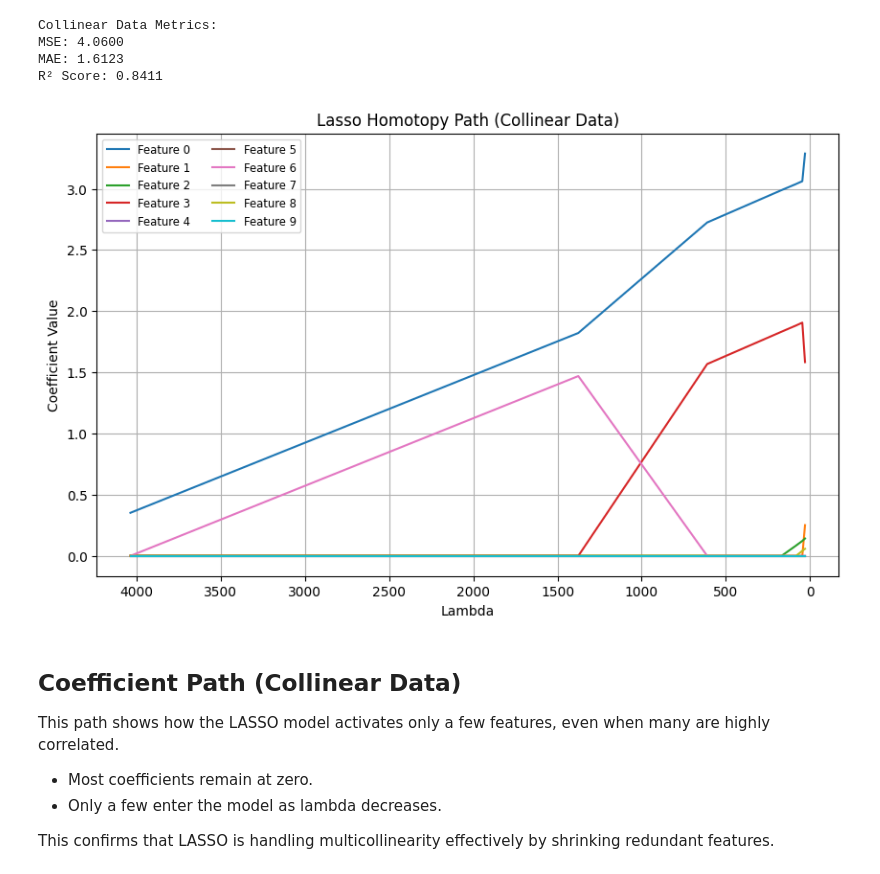
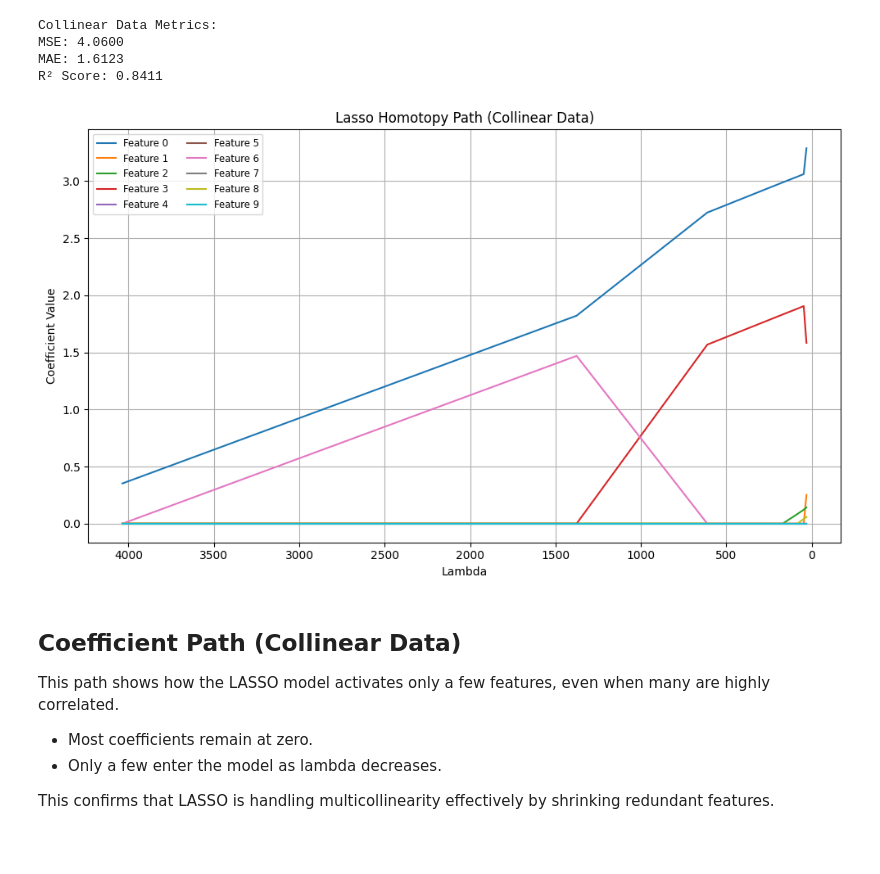
Before and after one commit to Nupur-Gudigar/Project1, a Jupyter notebook: LassoHomotopy/notebooks/LassoHomotopy_Visualization.ipynb, the cells around one changed output. Saved outputs shown, nothing was run; the diff lists cells and outputs as text; code cells hidden in the pictures; blank space fills up the shorter version.

```diff
--- a/LassoHomotopy/notebooks/LassoHomotopy_Visualization.ipynb
+++ b/LassoHomotopy/notebooks/LassoHomotopy_Visualization.ipynb
@@ -145,20 +153,22 @@ R² Score: 0.8411
 # %%
 lambdas = [entry[0] for entry in model.path]
 coefs = [entry[1] for entry in model.path]
 coefs = np.array(coefs)
 
 plt.figure(figsize=(10, 6))
 for i in range(coefs.shape[1]):
     plt.plot(lambdas, coefs[:, i], label=f'Feature {i}')
 plt.xlabel("Lambda")
 plt.ylabel("Coefficient Value")
 plt.title("Lasso Homotopy Path (Collinear Data)")
 plt.legend(loc="best", fontsize="small", ncol=2)
 plt.gca().invert_xaxis()
 plt.grid(True)
+plt.tight_layout()
+plt.savefig("images/coeff_path_collinear.png")
 plt.show()
 # %% [output]
-[figure, old version]
+[figure, new version]
 # %% [markdown]
 ## Coefficient Path (Collinear Data)
 
```
Also changed, not shown: parts of 6 cells of this notebook.
